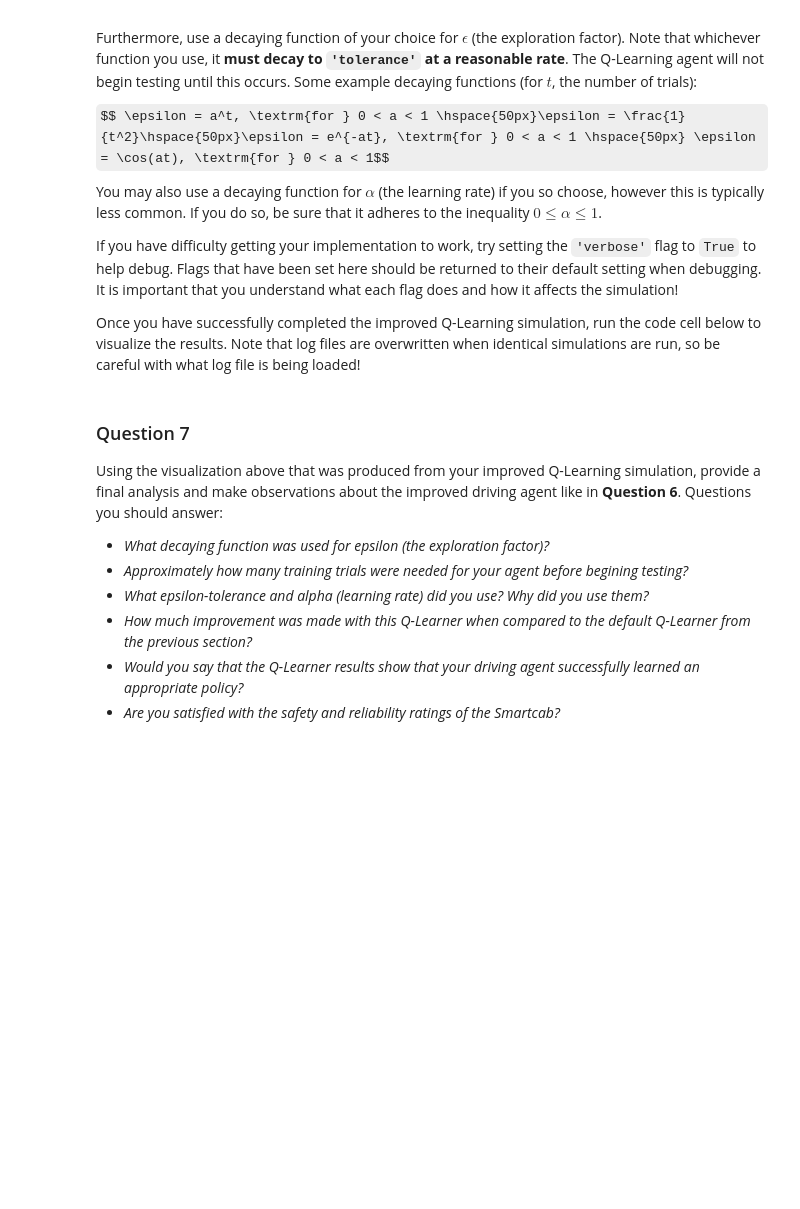
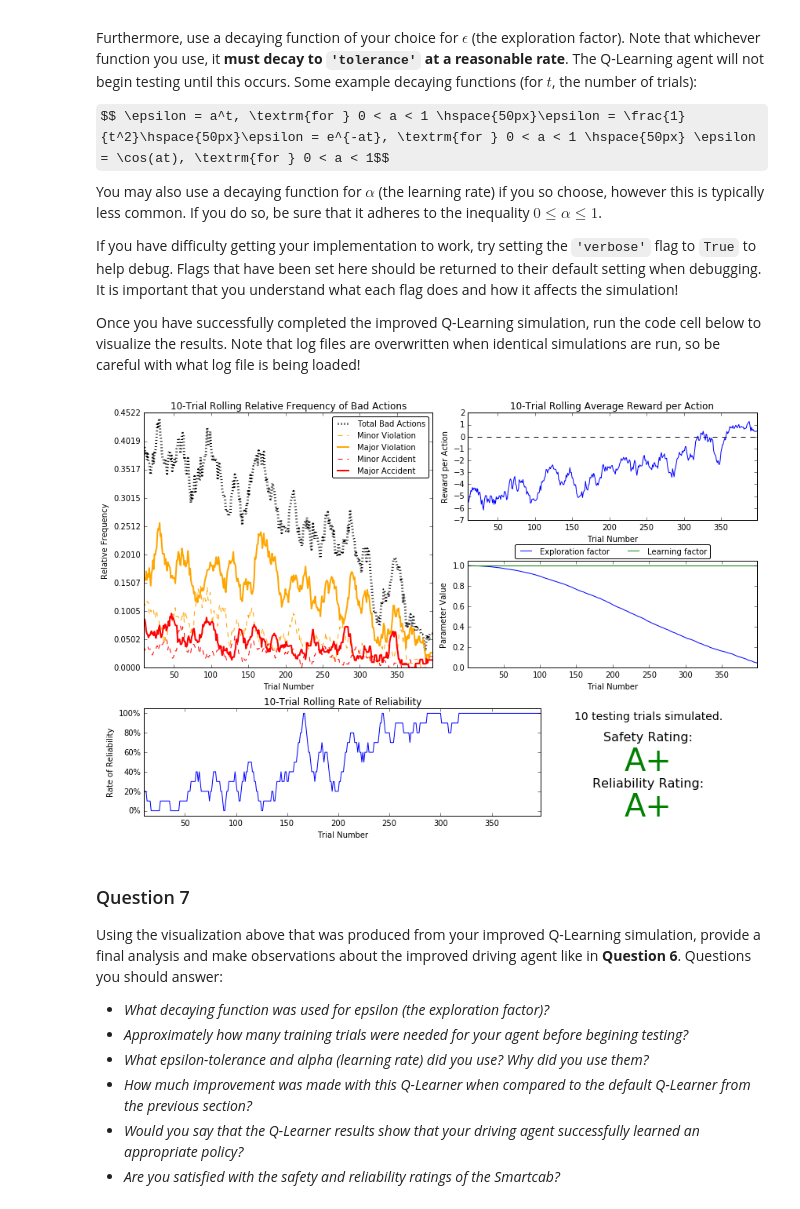
Before and after one commit to jcpince/machine-learning, a Jupyter notebook: projects/smartcab/smartcab.ipynb, the cells around one changed output. Cells and saved outputs as stored; diff of their text form; code cells hidden in the pictures; some formulas as TeX source; blank space fills up the shorter version.

```diff
--- a/projects/smartcab/smartcab.ipynb
+++ b/projects/smartcab/smartcab.ipynb
@@ -272,7 +272,9 @@ If you have difficulty getting your implementation to work, try setting the `'ve
 Once you have successfully completed the improved Q-Learning simulation, run the code cell below to visualize the results. Note that log files are overwritten when identical simulations are run, so be careful with what log file is being loaded!
 # %%
 # Load the 'sim_improved-learning' file from the improved Q-Learning simulation
-vs.plot_trials('sim_improved-learning.csv')
+vs.plot_trials('sim_improved-learning-ref.csv')
+# %% [output]
+[figure, added]
 # %% [markdown]
 ### Question 7
 Using the visualization above that was produced from your improved Q-Learning simulation, provide a final analysis and make observations about the improved driving agent like in **Question 6**. Questions you should answer:
```
Also changed, not shown: parts of 5 cells of this notebook, 1 other file.
